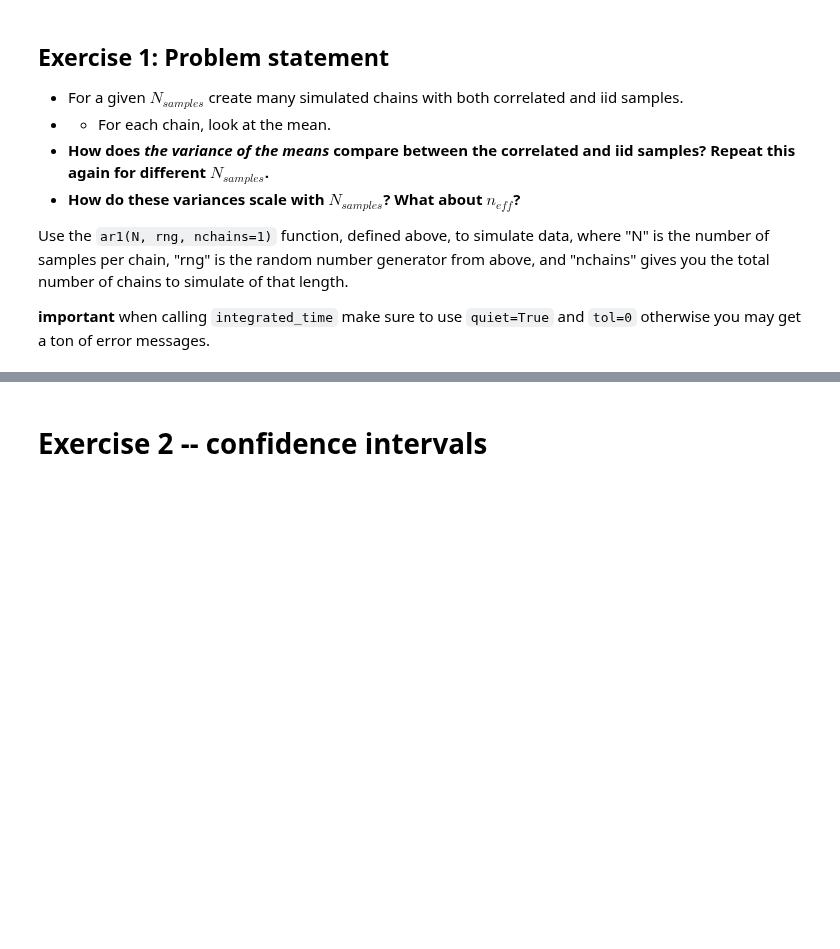
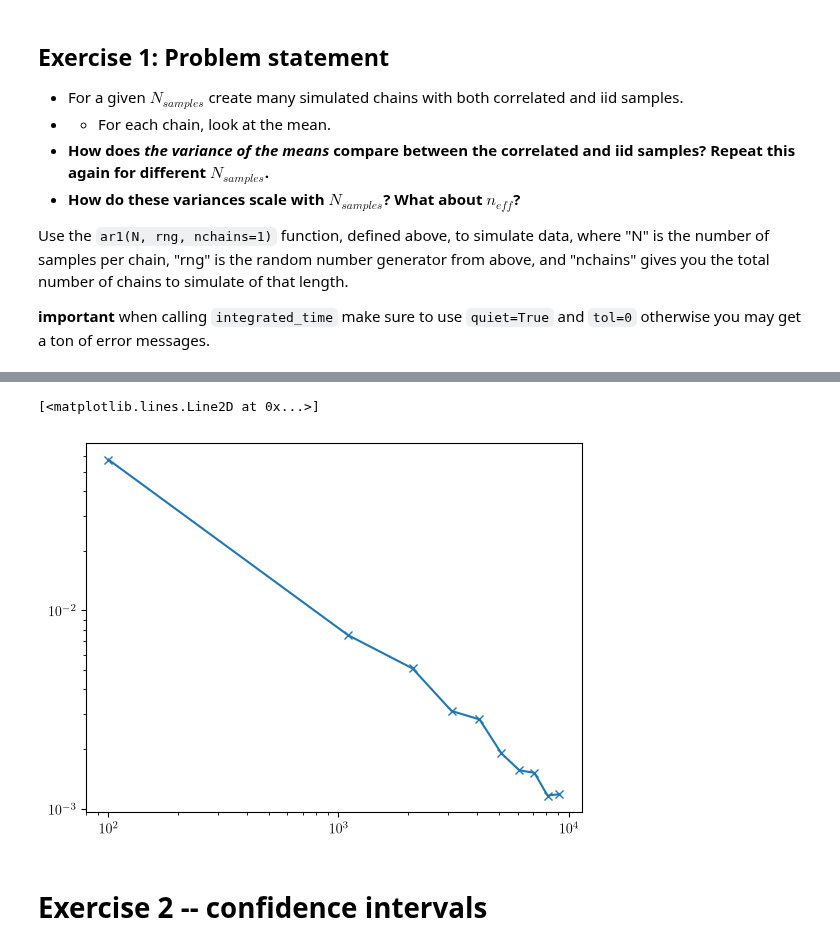
Before and after one commit to shimishimiaeshimiah/Bayesian-Stats-HS2026, a Jupyter notebook: exercise_mysolutions/week7_model_checking.ipynb, the cells around one changed output, grey strips where cells are left out. Saved outputs shown, nothing was run; the diff lists cells and outputs as text; code cells hidden in the pictures; blank space fills up the shorter version.

```diff
--- a/exercise_mysolutions/week7_model_checking.ipynb
+++ b/exercise_mysolutions/week7_model_checking.ipynb
@@ -134,3 +135,13 @@ plt.show()
 Use the `ar1(N, rng, nchains=1)` function, defined above, to simulate data, where "N" is the number of samples per chain, "rng" is the random number generator from above, and "nchains" gives you the total number of chains to simulate of that length.
 
 **important** when calling `integrated_time` make sure to use `quiet=True` and `tol=0` otherwise you may get a ton of error messages.
+# %%
+N = int(1e6)
+# create many chains
+# some correlated samples
+tau = 20
+corr_samples = ar1(N, tau, rng, nchains=10)
+corr_means = np.mean(corr_samples, axis=0)
+print(corr_means)
+
+# some iid samples
@@ -136,0 +151,13 @@ Use the `ar1(N, rng, nchains=1)` function, defined above, to simulate data, wher
+# %%
+def calculate_statistics(chains):
+
+    df = pd.DataFrame()
+
+    S, n = chains.shape
+    df['mean'] = np.mean(chains, axis=0)
+    df['var'] = np.var(chains, axis=0)
+    df['tau'] = np.array([integrated_time(chain, quiet=True, tol=0) for chain in chains.T])
+    df['rhat'] = gelman_rubin(chains)
+    df['var_mean'] = df['tau']/S * df['var']
+    df['N_eff'] = S/df['tau']
+    return df
@@ -137,3 +179,16 @@ Use the `ar1(N, rng, nchains=1)` function, defined above, to simulate data, wher
+# %%
+Ns = np.arange(100, 10_000, 1000)
+tau = 10
+ys = [calculate_statistics(ar1(N, tau, rng, 10)) for N in Ns]
+# %%
+means = [np.mean(df['mean']) for df in ys]
+var_means = [np.mean(df['var_mean']) for df in ys]
+n_effs = [np.mean(df['N_eff']) for df in ys]
+# %%
+plt.loglog(Ns, var_means, marker='x')
+# %% [output]
+[<matplotlib.lines.Line2D at 0x...>]
+[figure, added]
 # %% [markdown]
 # Exercise 2 -- confidence intervals
 # %% [markdown]
```
Also changed, not shown: parts of 9 cells of this notebook, 4 other files.
